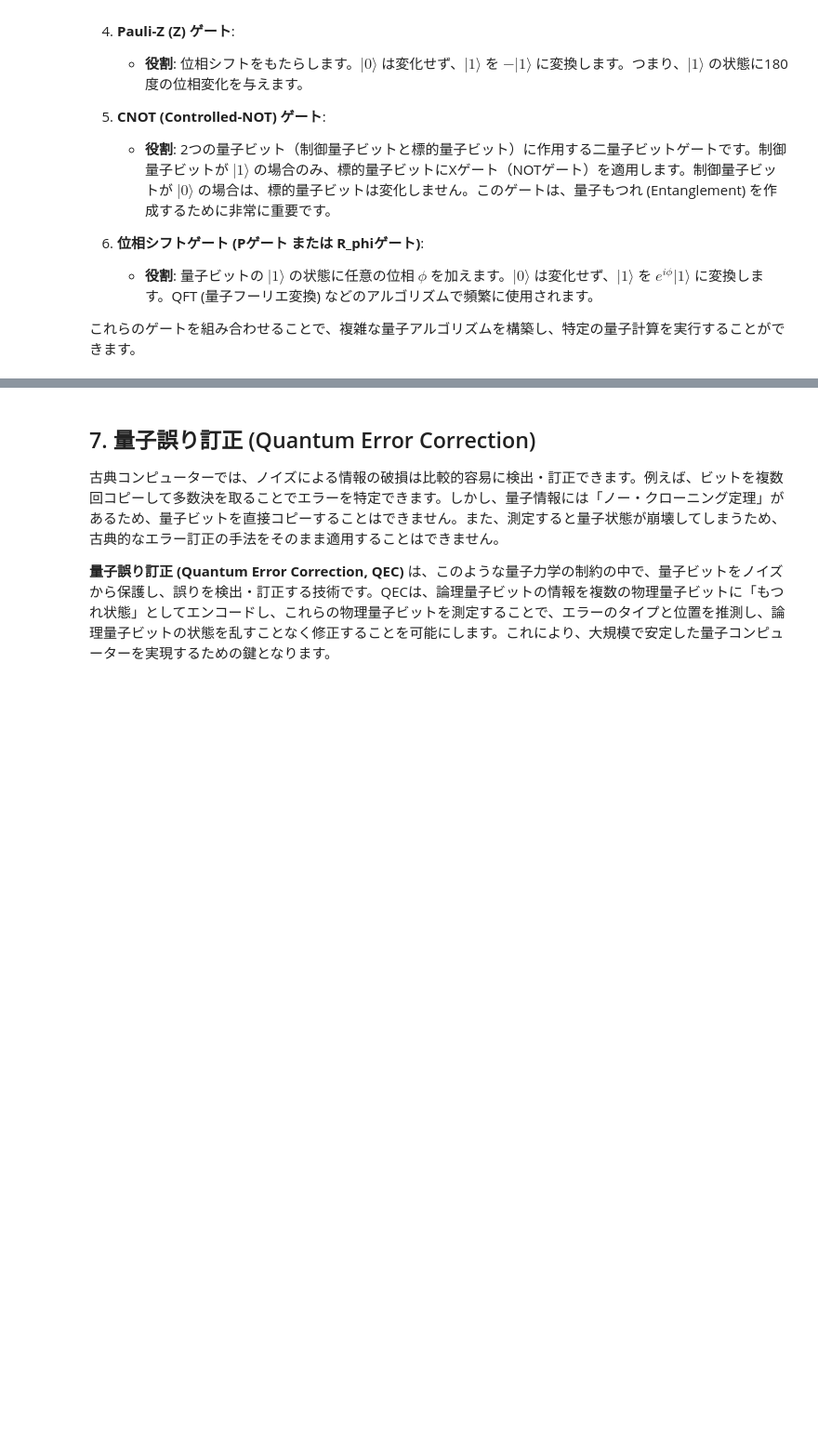
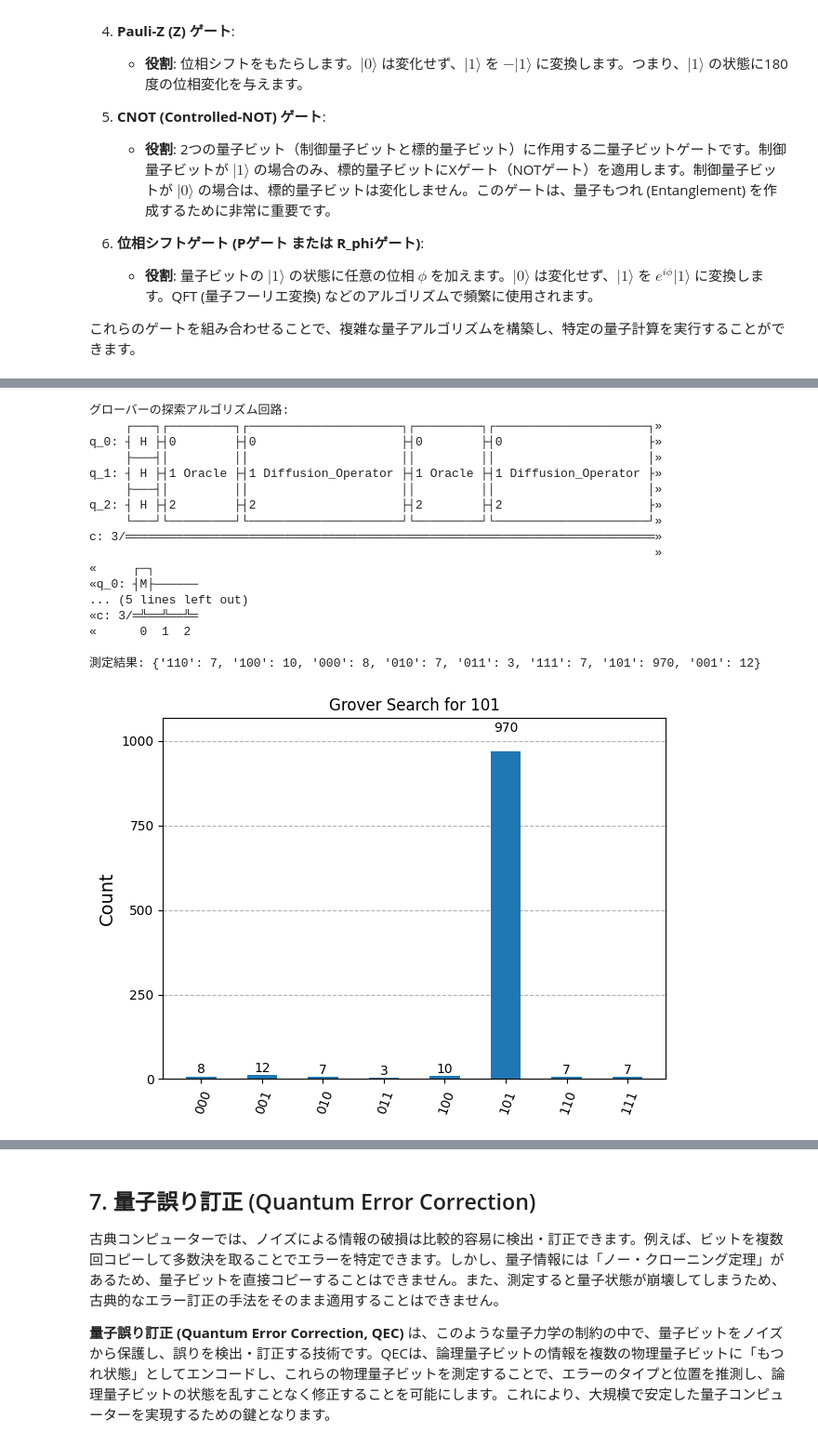
Before and after one commit to degital-secretary/Personal_Bell_Tests, a Jupyter notebook: huru_ipynb_のコピー.ipynb, the cells around one changed output, grey strips where cells are left out. Shown at 93% size. Saved outputs shown, nothing was run; the diff lists cells and outputs as text; code cells hidden in the pictures; blank space fills up the shorter version.

```diff
--- a/huru_ipynb_のコピー.ipynb
+++ b/huru_ipynb_のコピー.ipynb
@@ -1101,0 +1247,61 @@ https://utokyo-icepp.github.io/qc-workbook/ja/prerequisites.html
+# %%
+# グローバーの探索アルゴリズムを構築
+# num_qubits と target_state は上のセルで定義済み
+
+# 量子回路を初期化
+grover_qc = QuantumCircuit(num_qubits, num_qubits) # 測定用に古典ビットも用意
+
+# 全ての量子ビットを重ね合わせ状態にする
+grover_qc.h(range(num_qubits))
+
+# グローバーのオラクルと拡散演算子を作成
+oracle = create_oracle(num_qubits, target_state)
+diffusion_operator = create_diffusion_operator(num_qubits)
+
+# グローバーの繰り返し回数
+# N=2^n=8, M=1 -> sqrt(N/M) = sqrt(8) = 2.828. pi/4 * 2.828 ~= 2.22
+# 最も近い整数は2回
+num_iterations = 2
+
+# グローバーの繰り返しを適用
+for _ in range(num_iterations):
+    grover_qc.append(oracle, range(num_qubits))
+    grover_qc.append(diffusion_operator, range(num_qubits))
+
+# 測定
+grover_qc.measure(range(num_qubits), range(num_qubits))
+
+print("グローバーの探索アルゴリズム回路:")
+print(grover_qc.draw(output='text'))
+
+# シミュレーターで実行
+simulator = AerSimulator()
+transpiled_grover_qc = transpile(grover_qc, simulator)
+job = simulator.run(transpiled_grover_qc, shots=1024) # 1024回のショットで実行
+result = job.result()
+counts = result.get_counts(grover_qc)
+
+print(f"\n測定結果: {counts}")
+
+# 結果をヒストグラムで可視化
+fig_grover_demo = plot_histogram(counts, title=f'Grover Search for {target_state}')
+display(fig_grover_demo)
+# %% [output]
+グローバーの探索アルゴリズム回路:
+     ┌───┐┌─────────┐┌─────────────────────┐┌─────────┐┌─────────────────────┐»
+q_0: ┤ H ├┤0        ├┤0                    ├┤0        ├┤0                    ├»
+     ├───┤│         ││                     ││         ││                     │»
+q_1: ┤ H ├┤1 Oracle ├┤1 Diffusion_Operator ├┤1 Oracle ├┤1 Diffusion_Operator ├»
+     ├───┤│         ││                     ││         ││                     │»
+q_2: ┤ H ├┤2        ├┤2                    ├┤2        ├┤2                    ├»
+     └───┘└─────────┘└─────────────────────┘└─────────┘└─────────────────────┘»
+c: 3/═════════════════════════════════════════════════════════════════════════»
+                                                                              »
+«     ┌─┐
+«q_0: ┤M├──────
+... (5 lines left out)
+«c: 3/═╩══╩══╩═
+«      0  1  2
+
+測定結果: {'110': 7, '100': 10, '000': 8, '010': 7, '011': 3, '111': 7, '101': 970, '001': 12}
+[figure, added]
```
Also changed, not shown: parts of 8 cells of this notebook.
